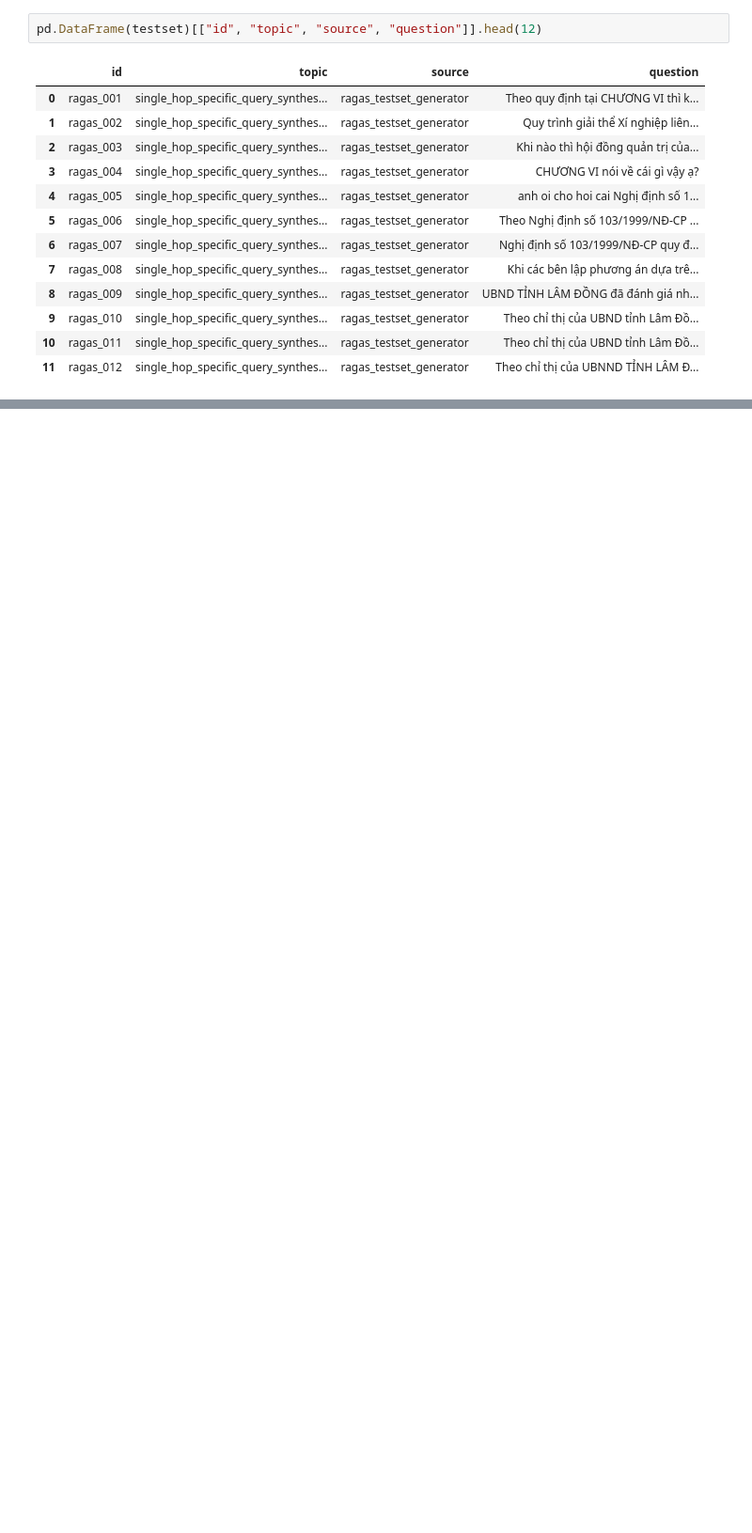
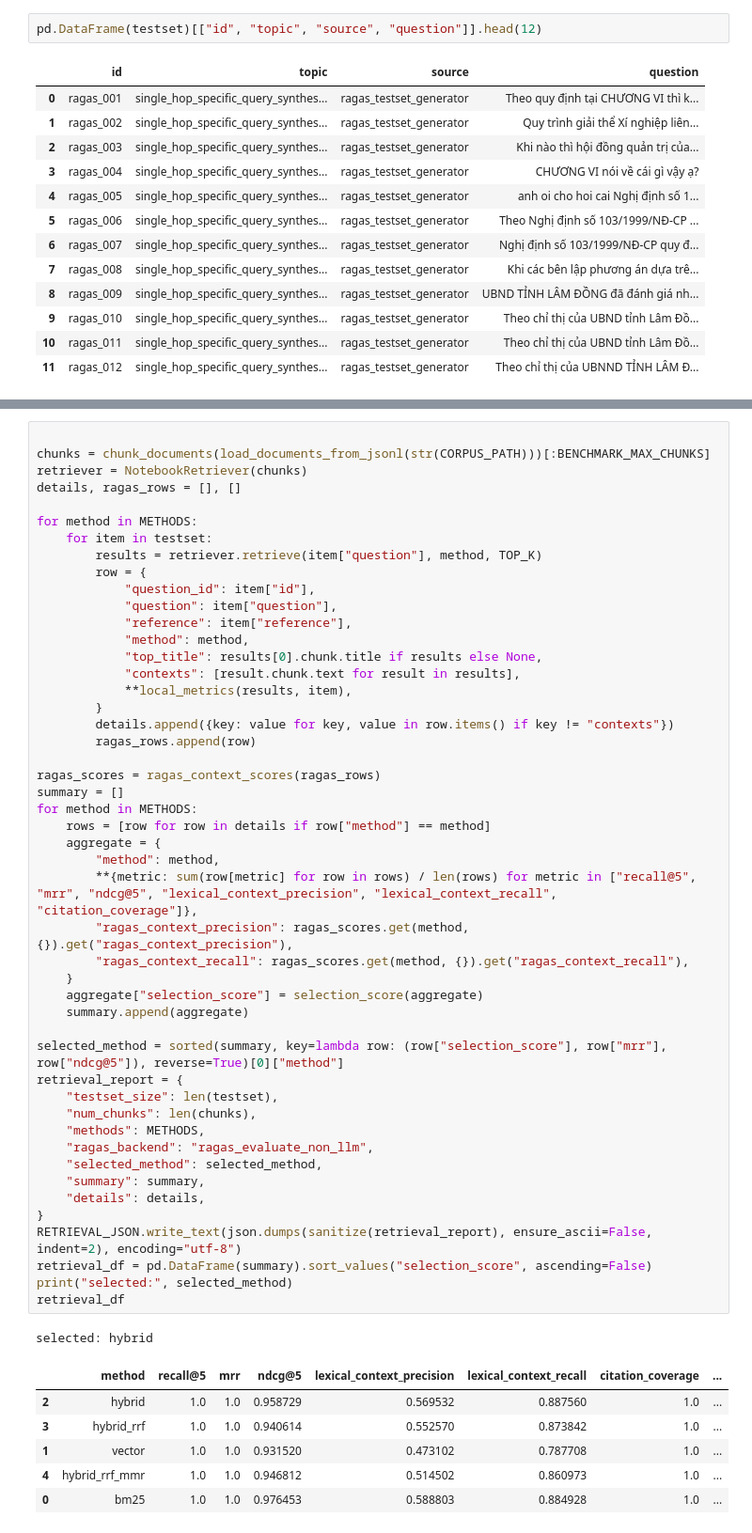
Before and after one commit to king14052004-crypto/vietnamese-legal-rag, a Jupyter notebook: notebooks/02_retrieval_experiments.ipynb, the cells around one changed output, grey strips where cells are left out. Shown at 94% size. Cells and saved outputs as stored; diff of their text form; blank space fills up the shorter version.

```diff
--- a/notebooks/02_retrieval_experiments.ipynb
+++ b/notebooks/02_retrieval_experiments.ipynb
@@ -135,0 +357,56 @@ Markdown(f"**Selected retrieval method:** `{selected}` with selection score `{sc
+# %%
+
+chunks = chunk_documents(load_documents_from_jsonl(str(CORPUS_PATH)))[:BENCHMARK_MAX_CHUNKS]
+retriever = NotebookRetriever(chunks)
+details, ragas_rows = [], []
+
+for method in METHODS:
+    for item in testset:
+        results = retriever.retrieve(item["question"], method, TOP_K)
+        row = {
+            "question_id": item["id"],
+            "question": item["question"],
+            "reference": item["reference"],
+            "method": method,
+            "top_title": results[0].chunk.title if results else None,
+            "contexts": [result.chunk.text for result in results],
+            **local_metrics(results, item),
+        }
+        details.append({key: value for key, value in row.items() if key != "contexts"})
+        ragas_rows.append(row)
+
+ragas_scores = ragas_context_scores(ragas_rows)
+summary = []
+for method in METHODS:
+    rows = [row for row in details if row["method"] == method]
+    aggregate = {
+        "method": method,
+        **{metric: sum(row[metric] for row in rows) / len(rows) for metric in ["recall@5", "mrr", "ndcg@5", "lexical_context_precision", "lexical_context_recall", "citation_coverage"]},
+        "ragas_context_precision": ragas_scores.get(method, {}).get("ragas_context_precision"),
+        "ragas_context_recall": ragas_scores.get(method, {}).get("ragas_context_recall"),
+    }
+    aggregate["selection_score"] = selection_score(aggregate)
+    summary.append(aggregate)
+
+selected_method = sorted(summary, key=lambda row: (row["selection_score"], row["mrr"], row["ndcg@5"]), reverse=True)[0]["method"]
+retrieval_report = {
+    "testset_size": len(testset),
+    "num_chunks": len(chunks),
+    "methods": METHODS,
+    "ragas_backend": "ragas_evaluate_non_llm",
+    "selected_method": selected_method,
+    "summary": summary,
+    "details": details,
+}
+RETRIEVAL_JSON.write_text(json.dumps(sanitize(retrieval_report), ensure_ascii=False, indent=2), encoding="utf-8")
+retrieval_df = pd.DataFrame(summary).sort_values("selection_score", ascending=False)
+print("selected:", selected_method)
+retrieval_df
+# %% [output]
+selected: hybrid
+|  | method | recall@5 | mrr | ndcg@5 | lexical_context_precision | lexical_context_recall | citation_coverage | ... |
+| 2 | hybrid | 1.0 | 1.0 | 0.958729 | 0.569532 | 0.887560 | 1.0 | ... |
+| 3 | hybrid_rrf | 1.0 | 1.0 | 0.940614 | 0.552570 | 0.873842 | 1.0 | ... |
+| 1 | vector | 1.0 | 1.0 | 0.931520 | 0.473102 | 0.787708 | 1.0 | ... |
+| 4 | hybrid_rrf_mmr | 1.0 | 1.0 | 0.946812 | 0.514502 | 0.860973 | 1.0 | ... |
+| 0 | bm25 | 1.0 | 1.0 | 0.976453 | 0.588803 | 0.884928 | 1.0 | ... |
```
Also changed, not shown: parts of 24 cells of this notebook, 17 other files.
